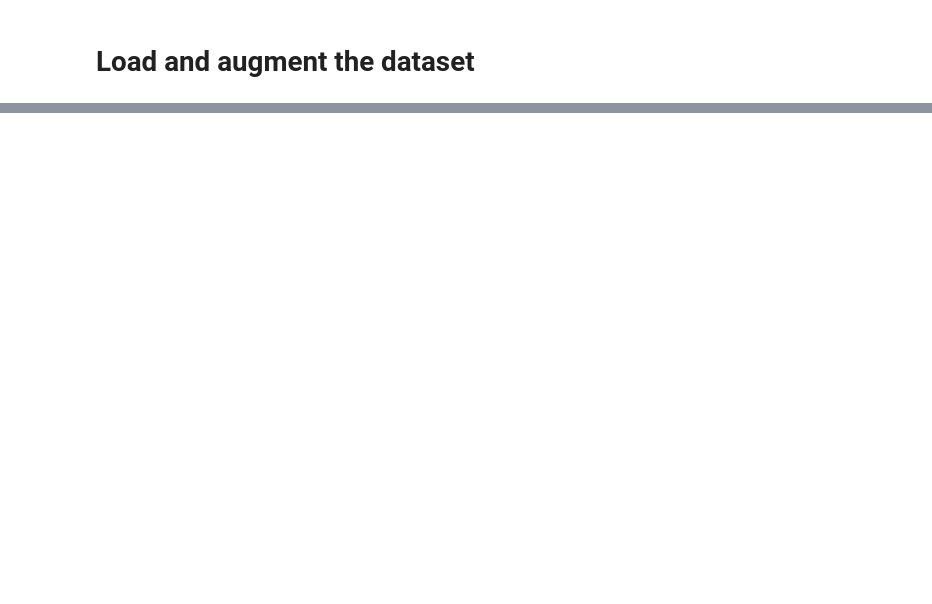
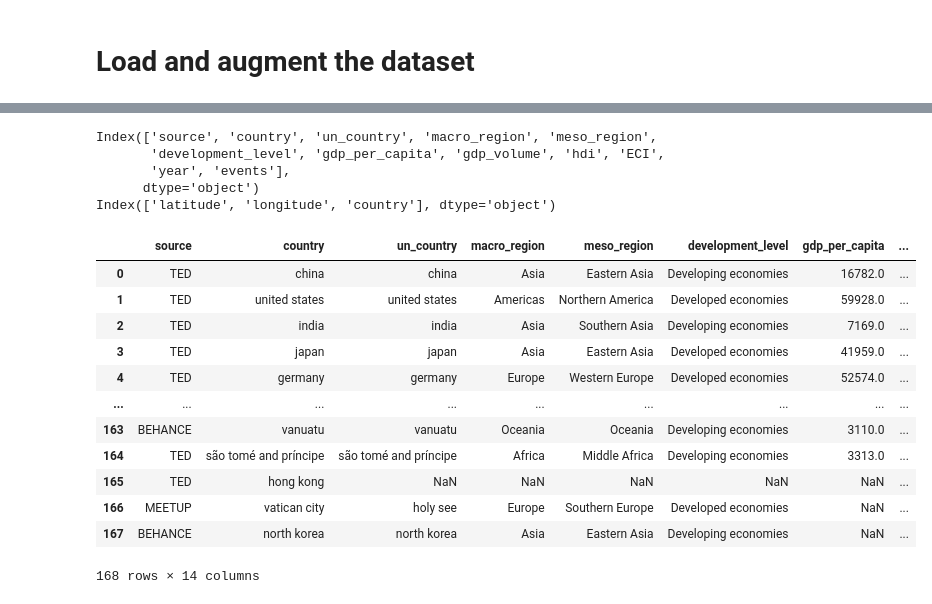
Before and after one commit to vfrantc/data_viz, a Jupyter notebook: Assingment_2_Frants_Vladimir.ipynb, the cells around one changed output, grey strips where cells are left out. Saved outputs shown, nothing was run; the diff lists cells and outputs as text; code cells hidden in the pictures; blank space fills up the shorter version.

```diff
--- a/Assingment_2_Frants_Vladimir.ipynb
+++ b/Assingment_2_Frants_Vladimir.ipynb
@@ -61,0 +100,9 @@ df = pd.read_csv('events_countries.txt', sep="\t")
+# %%
+print(ted_df.columns)
+print(countries_df.columns)
+# %% [output]
+Index(['source', 'country', 'un_country', 'macro_region', 'meso_region',
+       'development_level', 'gdp_per_capita', 'gdp_volume', 'hdi', 'ECI',
+       'year', 'events'],
+      dtype='object')
+Index(['latitude', 'longitude', 'country'], dtype='object')
@@ -61,0 +111,16 @@ df = pd.read_csv('events_countries.txt', sep="\t")
+# %%
+ted_coord_df
+# %% [output]
+|  | source | country | un_country | macro_region | meso_region | development_level | gdp_per_capita | ... |
+| 0 | TED | china | china | Asia | Eastern Asia | Developing economies | 16782.0 | ... |
+| 1 | TED | united states | united states | Americas | Northern America | Developed economies | 59928.0 | ... |
+| 2 | TED | india | india | Asia | Southern Asia | Developing economies | 7169.0 | ... |
+| 3 | TED | japan | japan | Asia | Eastern Asia | Developed economies | 41959.0 | ... |
+| 4 | TED | germany | germany | Europe | Western Europe | Developed economies | 52574.0 | ... |
+| ... | ... | ... | ... | ... | ... | ... | ... | ... |
+| 163 | BEHANCE | vanuatu | vanuatu | Oceania | Oceania | Developing economies | 3110.0 | ... |
+| 164 | TED | são tomé and príncipe | são tomé and príncipe | Africa | Middle Africa | Developing economies | 3313.0 | ... |
+| 165 | TED | hong kong | NaN | NaN | NaN | NaN | NaN | ... |
+| 166 | MEETUP | vatican city | holy see | Europe | Southern Europe | Developed economies | NaN | ... |
+| 167 | BEHANCE | north korea | north korea | Asia | Eastern Asia | Developing economies | NaN | ... |
+168 rows × 14 columns
```
Also changed, not shown: parts of 22 cells of this notebook.
